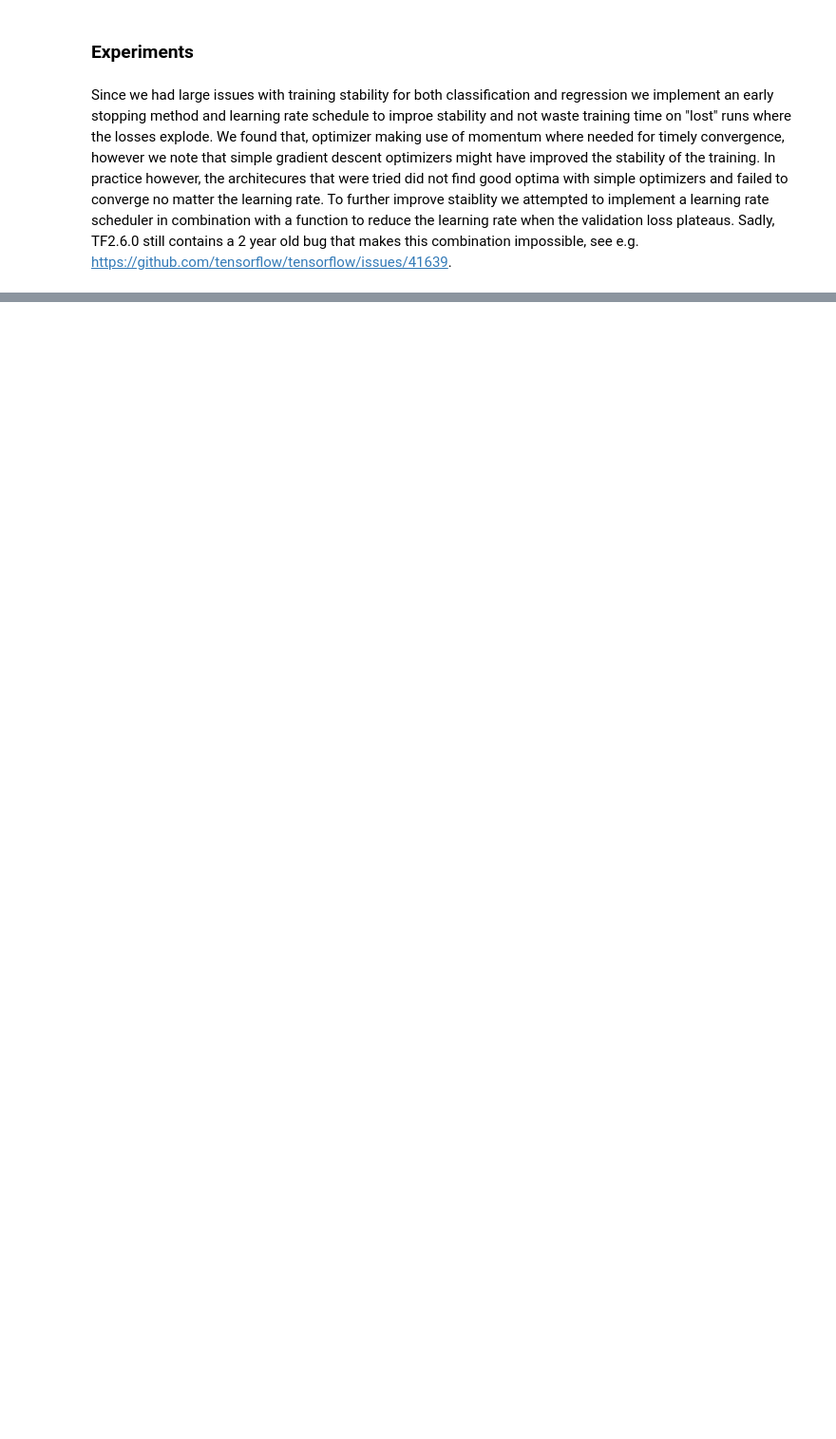
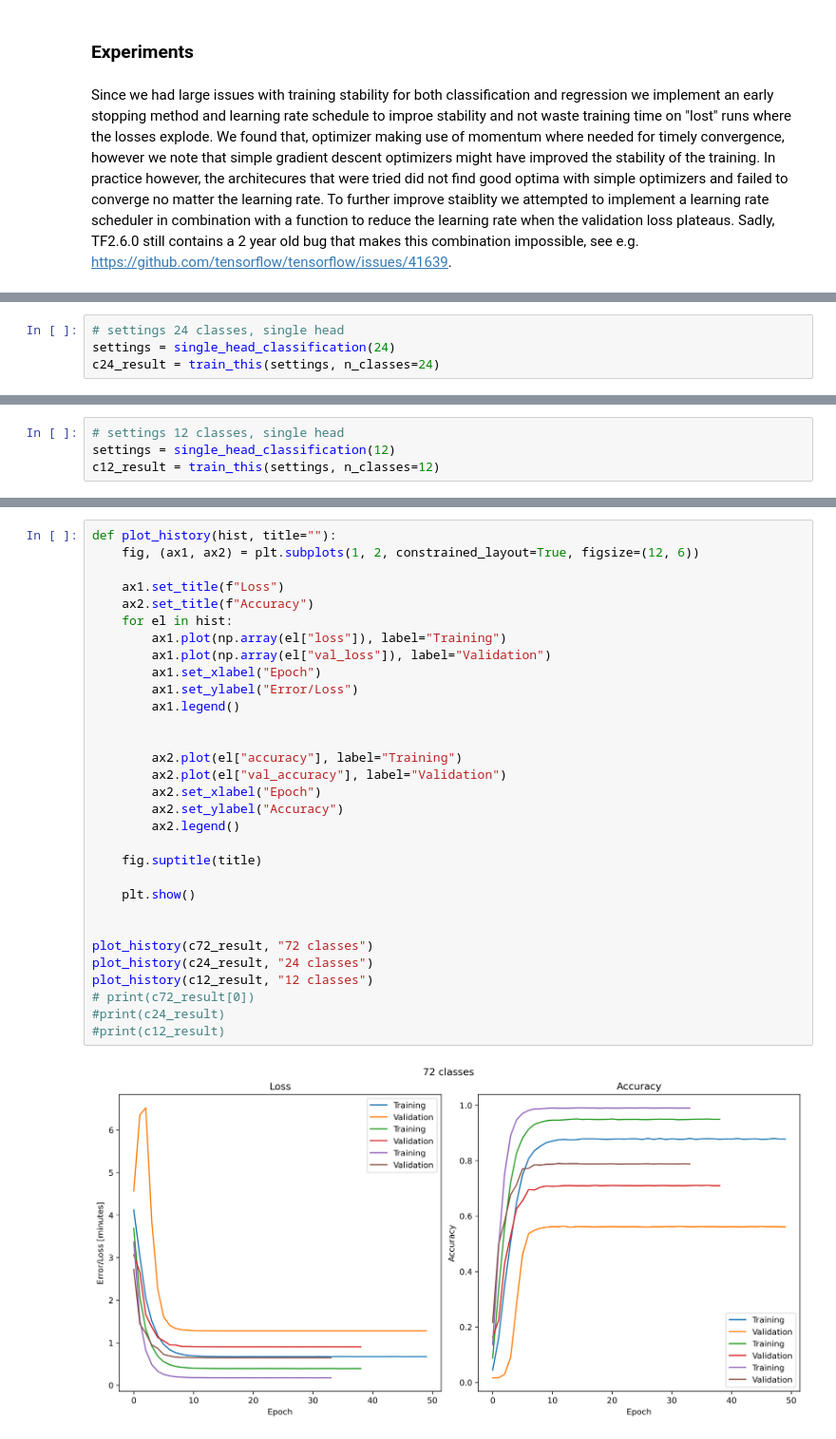
Before and after one commit to DGonzalezPicos/IDL, a Jupyter notebook: assingment2/Task 2.ipynb, the cells around one changed output, grey strips where cells are left out. Shown at 95% size. Saved outputs shown, nothing was run; the diff lists cells and outputs as text; blank space fills up the shorter version.

```diff
--- a/assingment2/Task 2.ipynb
+++ b/assingment2/Task 2.ipynb
@@ -157,0 +218,4 @@ class720_head1_model, y_train, y_test = prep_class_1head(settings, n_classes)
+# %%
+# settings 24 classes, single head
+settings = single_head_classification(24)
+c24_result = train_this(settings, n_classes=24)
@@ -157,0 +240,4 @@ class720_head1_model, y_train, y_test = prep_class_1head(settings, n_classes)
+# %%
+# settings 12 classes, single head
+settings = single_head_classification(12)
+c12_result = train_this(settings, n_classes=12)
@@ -157,0 +262,33 @@ class720_head1_model, y_train, y_test = prep_class_1head(settings, n_classes)
+# %%
+def plot_history(hist, title=""):
+    fig, (ax1, ax2) = plt.subplots(1, 2, constrained_layout=True, figsize=(12, 6))
+
+    ax1.set_title(f"Loss")
+    ax2.set_title(f"Accuracy")
+    for el in hist:
+        ax1.plot(np.array(el["loss"]), label="Training")
+        ax1.plot(np.array(el["val_loss"]), label="Validation")
+        ax1.set_xlabel("Epoch")
+        ax1.set_ylabel("Error/Loss")
+        ax1.legend()
+
+
+        ax2.plot(el["accuracy"], label="Training")
+        ax2.plot(el["val_accuracy"], label="Validation")
+        ax2.set_xlabel("Epoch")
+        ax2.set_ylabel("Accuracy")
+        ax2.legend()
+
+    fig.suptitle(title)
+
+    plt.show()
+
+
+plot_history(c72_result, "72 classes")
+plot_history(c24_result, "24 classes")
+plot_history(c12_result, "12 classes")
+# print(c72_result[0])
+#print(c24_result)
+#print(c12_result)
+# %% [output]
+[figure, added]
```
Also changed, not shown: parts of 20 cells of this notebook, 3 other files.
